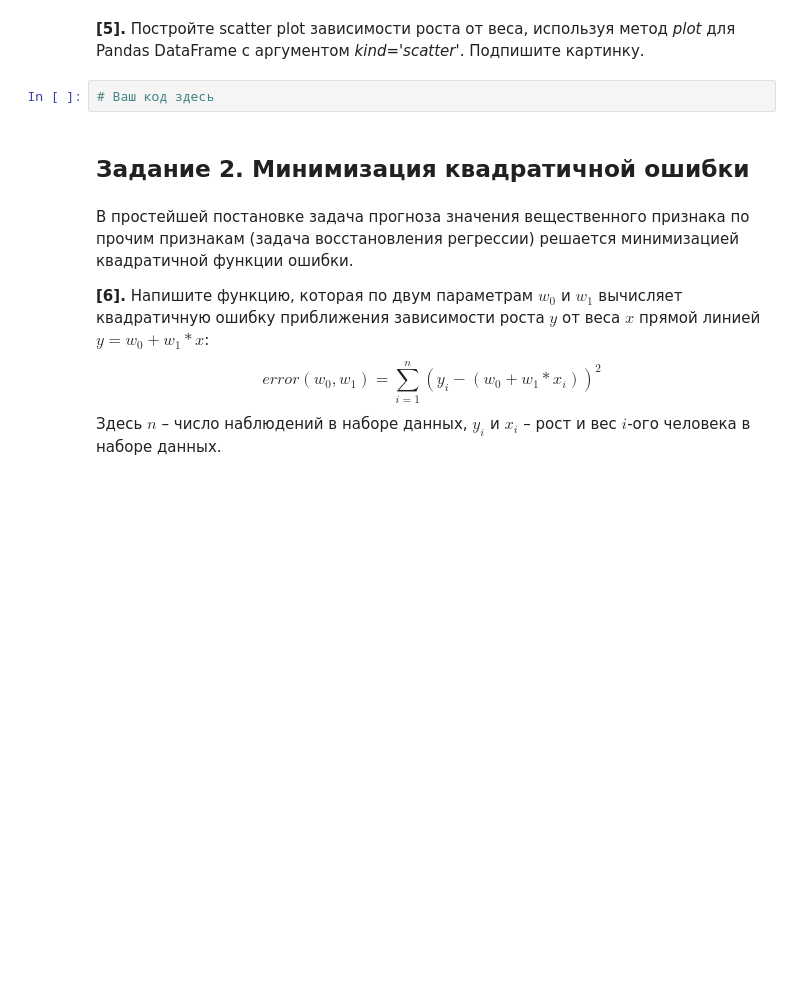
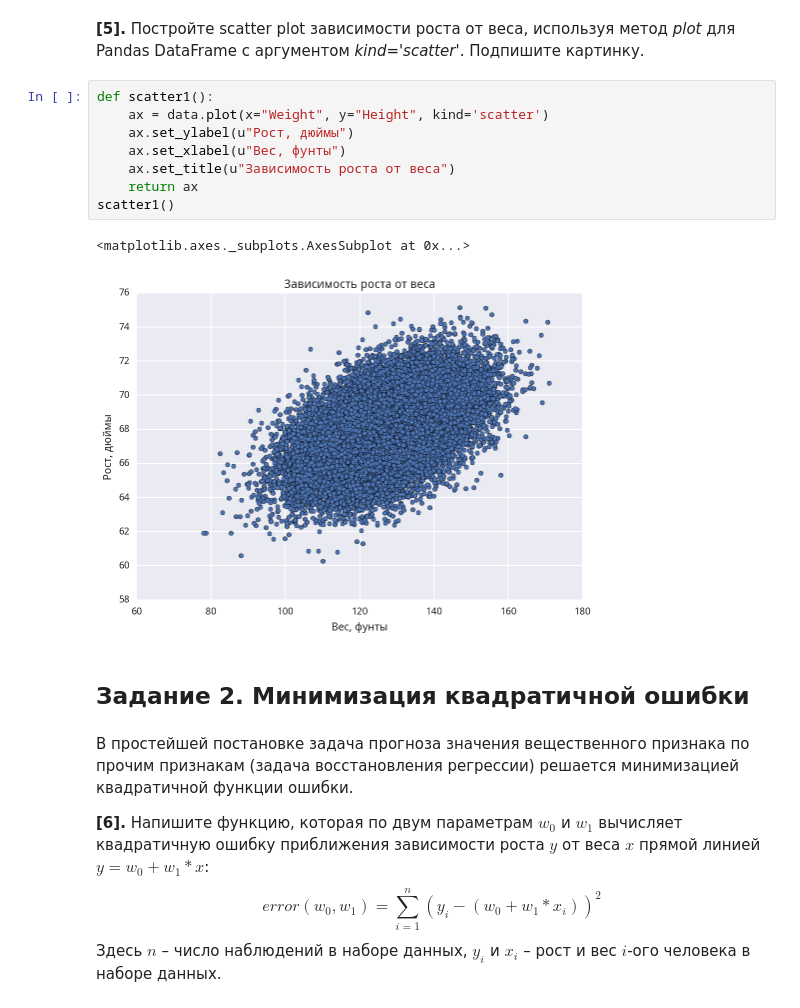
Before and after one commit to webmalex/coursera, a Jupyter notebook: ml2-supervised-learning/w1-linieinyie-modieli-v-zadachakh-rieghriessii/w1_a1_linreg_height_weight.ipynb, the cells around one changed output. Cells and saved outputs as stored; diff of their text form; blank space fills up the shorter version.

```diff
--- a/ml2-supervised-learning/w1-linieinyie-modieli-v-zadachakh-rieghriessii/w1_a1_linreg_height_weight.ipynb
+++ b/ml2-supervised-learning/w1-linieinyie-modieli-v-zadachakh-rieghriessii/w1_a1_linreg_height_weight.ipynb
@@ -129,7 +140,16 @@ data['weight_cat'] = data['Weight'].apply(weight_category)
 # %% [markdown]
 **[5].** Постройте scatter plot зависимости роста от веса, используя метод *plot* для Pandas DataFrame с аргументом *kind='scatter'*. Подпишите картинку.
-# %%
-# Ваш код здесь
+# %%
+def scatter1():
+    ax = data.plot(x="Weight", y="Height", kind='scatter')
+    ax.set_ylabel(u"Рост, дюймы")
+    ax.set_xlabel(u"Вес, фунты")
+    ax.set_title(u"Зависимость роста от веса")
+    return ax
+scatter1()
+# %% [output]
+<matplotlib.axes._subplots.AxesSubplot at 0x...>
+[figure, added]
 # %% [markdown]
 ## Задание 2. Минимизация квадратичной ошибки
 # %% [markdown]
```
Also changed, not shown: parts of 27 cells of this notebook, 8 other files.
